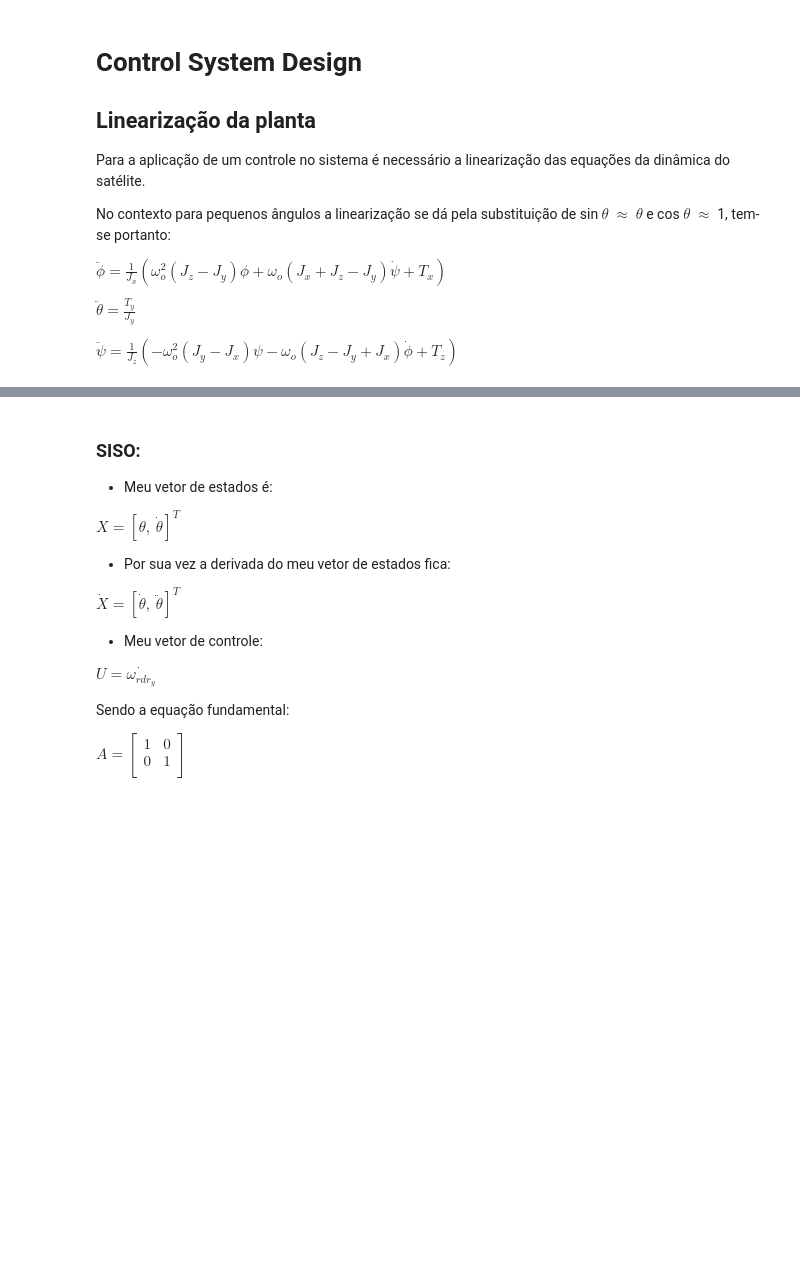
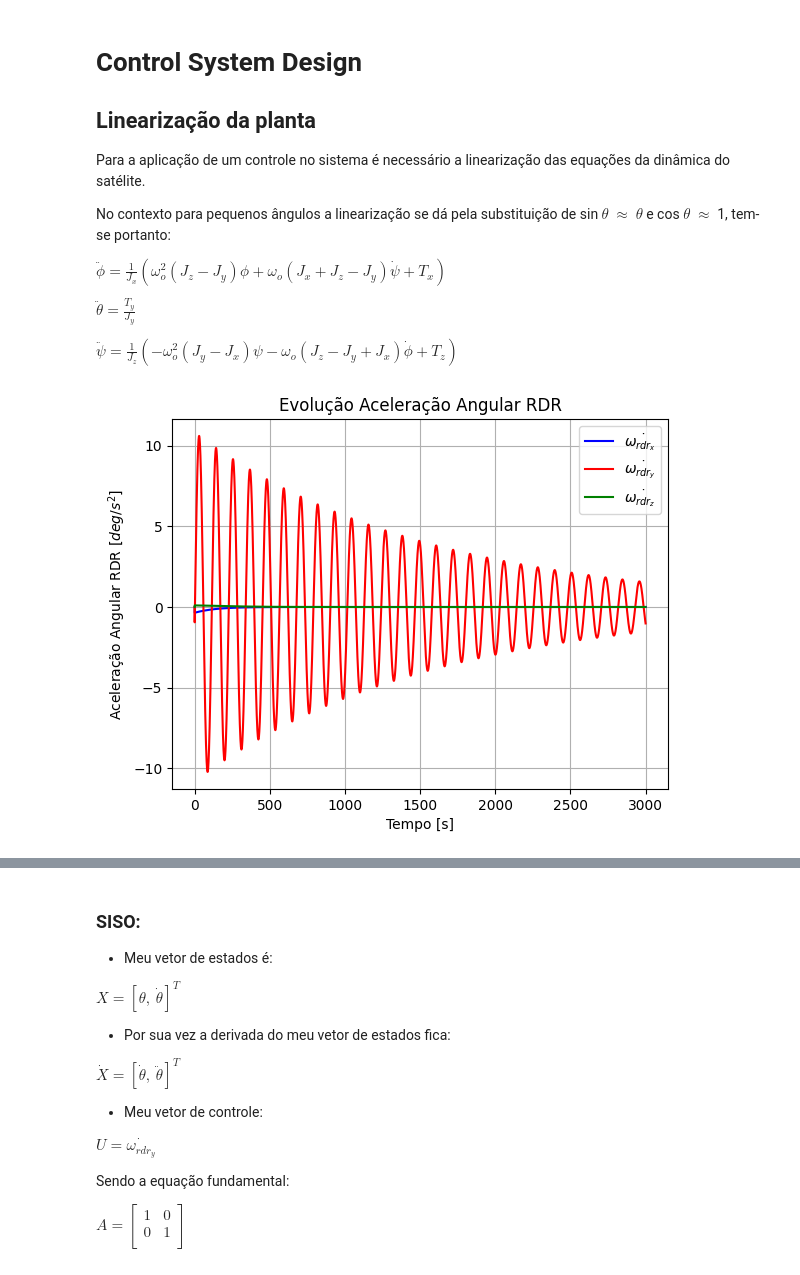
Before and after one commit to gabrielcte/labVirt_ws, a Jupyter notebook: control_design.ipynb, the cells around one changed output, grey strips where cells are left out. Drawn from its saved outputs; the diff is of its cells as text; code cells hidden in the pictures; blank space fills up the shorter version.

```diff
--- a/control_design.ipynb
+++ b/control_design.ipynb
@@ -47,8 +47,8 @@ v_SCGI = np.array([-5.19923341417592e+003, 3.82519438208177e+003, -3.97333292224
 movimentoMedio = np.sqrt(mu_Terra/a**3) # [rad/s]
 w_O_I_O = movimentoMedio
 
-samples = 30000
-dt = 0.01
+samples = 100000
+dt = 0.03
 time = np.zeros((samples, 1))
 phi = np.zeros((samples, 1))
 theta = np.zeros((samples, 1))
@@ -91,21 +91,24 @@ Izz = 1 / 12 * cubeSatMass * ((cubeSatWidth ** 2) + (cubeSatLength ** 2)) # slug
 m_rdr = 0.137 # [kg]
 r_rdr = 0.0435 # [m]
 I_rdr = 0.5*m_rdr*r_rdr**2 # [kg*m²]
+wRDR_max = 8000/9.5492965964254 # [rad/s]
 
-#[[-6.13702972e-04  6.00828148e-04 -6.08004453e+00  7.70729819e+00]
-# [-1.98023000e-04  3.06189753e-04 -2.54675474e+02  2.38676450e+00]]
+#[[ 2.34836293e-03 -3.43392593e-04  3.69386652e+00  2.30815220e-01]
+# [ 1.09354336e-04  9.51070684e-04 -2.66493008e-01  1.23500323e+00]]
 
 
-K_phi_rdr_x =       +6.13702972e-04
-K_psi_rdr_x =       -6.00828148e-04
-K_dotphi_rdr_x =    +6.08004453e+00
-K_dotpsi_rdr_x =    -7.70729819e+00
-K_phi_rdr_z =       +1.98023000e-04
-K_psi_rdr_z =       -3.06189753e-04
-K_dotphi_rdr_z =    +2.54675474e+02
-K_dotpsi_rdr_z =    -2.38676450e+00
-K_theta = -1
 
+K_phi_rdr_x =       -2.34836293e-03
+K_psi_rdr_x =       -3.43392593e-04
+K_dotphi_rdr_x =    -3.69386652e+00
+K_dotpsi_rdr_x =    -2.30815220e-01
+K_phi_rdr_z =       -1.09354336e-04
+K_psi_rdr_z =       -9.51070684e-04
+K_dotphi_rdr_z =    -2.66493008e-01
+K_dotpsi_rdr_z =    -1.23500323e+00
+
+K_theta = -1.2
+K_dottheta = -0.5
 
 for i in range(len(time)-1):
     time[i+1] = time[i]+dt
@@ -113,7 +116,7 @@ for i in range(len(time)-1):
     # Controle
 
     dotw_rdr_x[i+1] = K_phi_rdr_x*phi[i]+K_psi_rdr_x*psi[i]+K_dotphi_rdr_x*dotphi[i]+K_dotpsi_rdr_x*dotpsi[i]
-    dotw_rdr_y[i+1] = K_theta*theta[i]
+    dotw_rdr_y[i+1] = K_theta*theta[i]+K_dottheta*dottheta[i]
     dotw_rdr_z[i+1] = K_phi_rdr_z*phi[i]+K_psi_rdr_z*psi[i]+K_dotphi_rdr_z*dotphi[i]+K_dotpsi_rdr_z*dotpsi[i]
 
 
@@ -121,33 +124,41 @@ for i in range(len(time)-1):
     w_rdr_y[i+1] = w_rdr_y[i]+dotw_rdr_y[i+1]*dt
     w_rdr_z[i+1] = w_rdr_z[i]+dotw_rdr_z[i+1]*dt
 
-    T_x[i+1] = T_x[i+1]+dotw_rdr_x[i+1]*I_rdr
-    T_y[i+1] = T_y[i+1]+dotw_rdr_y[i+1]*I_rdr
-    T_z[i+1] = T_z[i+1]+dotw_rdr_z[i+1]*I_rdr
+    if abs(w_rdr_x[i+1])>wRDR_max:
+        w_rdr_x[i+1] = np.sign(w_rdr_x[i+1])*wRDR_max
+
+    if abs(w_rdr_y[i+1])>wRDR_max:
+        w_rdr_y[i+1] = np.sign(w_rdr_x[i+1])*wRDR_max
+
+    if abs(w_rdr_z[i+1])>wRDR_max:
+        w_rdr_z[i+1] = np.sign(w_rdr_z[i+1])*wRDR_max
+
+    T_x[i+1] = T_x[i+1]+dotw_rdr_x[i+1]*I_rdr-f*w_rdr_x[i+1]
+    T_y[i+1] = T_y[i+1]+dotw_rdr_y[i+1]*I_rdr-f*w_rdr_y[i+1]
+    T_z[i+1] = T_z[i+1]+dotw_rdr_z[i+1]*I_rdr-f*w_rdr_z[i+1]
 
     # Planta
-    ddotphi[i+1] = 1/Ixx*(w_O_I_O**2*(Izz-Iyy)*phi[i]+w_O_I_O*(Ixx+Izz-Iyy)*psi[i]+T_x[i+1])
-    ddottheta[i+1] = T_y[i+1]/Iyy
+    ddotphi[i+1] = 1/Ixx*(w_O_I_O**2*(Izz-Iyy)*phi[i]+w_O_I_O*(Ixx+Izz-Iyy)*dotpsi[i]+T_x[i+1])
+    ddottheta[i+1] = 1/Iyy*T_y[i+1]
     ddotpsi[i+1] = 1/Izz*(-w_O_I_O**2*(Iyy-Ixx)*psi[i]-w_O_I_O*(Izz-Iyy+Ixx)*dotphi[i]+T_z[i+1])
 
     dotphi[i+1] = dotphi[i]+ddotphi[i+1]*dt
     dottheta[i+1] = dottheta[i]+ddottheta[i+1]*dt
-    dotpsi[i+1] = dotpsi[i]+dotpsi[i+1]*dt
+    dotpsi[i+1] = dotpsi[i]+ddotpsi[i+1]*dt
 
-    phi[i+1] = phi[i]+dotphi[i+1]*dt
+    phi[i+1] =   phi[i]+dotphi[i+1]*dt
     theta[i+1] = theta[i]+dottheta[i+1]*dt
-    psi[i+1] = psi[i]+psi[i+1]*dt
-
+    psi[i+1] =   psi[i]+dotpsi[i+1]*dt
 
 
 plt.figure()
 plt.title('Evolução Aceleração Angular RDR')
-plt.plot(time,dotw_rdr_x,'b',label=r'$\dot{\omega_{rdr_x}}$')
-plt.plot(time,dotw_rdr_y,'r',label=r'$\dot{\omega_{rdr_y}}$')
-plt.plot(time,dotw_rdr_z,'g',label=r'$\dot{\omega_{rdr_z}}$')
+plt.plot(time,np.rad2deg(dotw_rdr_x),'b',label=r'$\dot{\omega_{rdr_x}}$')
+plt.plot(time,np.rad2deg(dotw_rdr_y),'r',label=r'$\dot{\omega_{rdr_y}}$')
+plt.plot(time,np.rad2deg(dotw_rdr_z),'g',label=r'$\dot{\omega_{rdr_z}}$')
 # Configurar os rótulos dos eixos
 plt.xlabel(r"Tempo [s]")
-plt.ylabel(r"Aceleração Angular RDR [$rad/s^2$]")
+plt.ylabel(r"Aceleração Angular RDR [$deg/s^2$]")
 # Configurar a grade e proporções iguais
 plt.axis('on')
 plt.legend()
@@ -155,12 +166,12 @@ plt.grid(True)
 
 plt.figure()
 plt.title('Evolução Velocidade Angular RDR')
-plt.plot(time,w_rdr_x,'b',label=r'$\omega_{rdr_x}$')
-plt.plot(time,w_rdr_y,'r',label=r'$\omega_{rdr_y}$')
-plt.plot(time,w_rdr_z,'g',label=r'$\omega_{rdr_z}$')
+plt.plot(time,np.rad2deg(w_rdr_x),'b',label=r'$\omega_{rdr_x}$')
+plt.plot(time,np.rad2deg(w_rdr_y),'r',label=r'$\omega_{rdr_y}$')
+plt.plot(time,np.rad2deg(w_rdr_z),'g',label=r'$\omega_{rdr_z}$')
 # Configurar os rótulos dos eixos
 plt.xlabel(r"Tempo [s]")
-plt.ylabel(r"Velocidade Angular RDR [$rad/s$]")
+plt.ylabel(r"Velocidade Angular RDR [$deg/s$]")
 # Configurar a grade e proporções iguais
 plt.axis('on')
 plt.legend()
@@ -170,42 +181,44 @@ plt.grid(True)
 # Resultado Torque por Velocidade de Rotação
 plt.figure()
 plt.title('Evolução Aceleração Angular')
-plt.plot(time,ddotphi,'b',label=r'$\ddot{\phi}$')
-plt.plot(time,ddottheta,'r',label=r'$\ddot{\theta}$')
-plt.plot(time,ddotpsi,'g',label=r'$\ddot{\psi}$')
+plt.plot(time,np.rad2deg(ddotphi),'b',label=r'$\ddot{\phi}$')
+plt.plot(time,np.rad2deg(ddottheta),'r',label=r'$\ddot{\theta}$')
+plt.plot(time,np.rad2deg(ddotpsi),'g',label=r'$\ddot{\psi}$')
 # Configurar os rótulos dos eixos
 plt.xlabel(r"Tempo [s]")
-plt.ylabel(r"Aceleração Angular [$rad/s^2$]")
+plt.ylabel(r"Aceleração Angular [$deg/s^2$]")
 # Configurar a grade e proporções iguais
 plt.axis('on')
 plt.legend()
 plt.grid(True)
 
 plt.figure()
 plt.title('Evolução Velocidade Angular')
-plt.plot(time,dotphi,'b',label=r'$\dot{\phi}$')
-plt.plot(time,dottheta,'r',label=r'$\dot{\theta}$')
-plt.plot(time,dotpsi,'g',label=r'$\dot{\psi}$')
+plt.plot(time,np.rad2deg(dotphi),'b',label=r'$\dot{\phi}$')
+plt.plot(time,np.rad2deg(dottheta),'r',label=r'$\dot{\theta}$')
+plt.plot(time,np.rad2deg(dotpsi),'g',label=r'$\dot{\psi}$')
 # Configurar os rótulos dos eixos
 plt.xlabel(r"Tempo [s]")
-plt.ylabel(r"Velocidade Angular [$rad/s$]")
+plt.ylabel(r"Velocidade Angular [$deg/s$]")
 # Configurar a grade e proporções iguais
 plt.axis('on')
 plt.legend()
 plt.grid(True)
 
 plt.figure()
 plt.title('Evolução Atitude')
-plt.plot(time,phi,'b',label=r'$\phi$')
-plt.plot(time,dottheta,'r',label=r'$\theta$')
-plt.plot(time,psi,'g',label=r'$\psi$')
+plt.plot(time,np.rad2deg(phi),'b',label=r'$\phi$')
+plt.plot(time,np.rad2deg(theta),'r',label=r'$\theta$')
+plt.plot(time,np.rad2deg(psi),'g',label=r'$\psi$')
 # Configurar os rótulos dos eixos
 plt.xlabel(r"Tempo [s]")
-plt.ylabel(r"Atitude [$rad$]")
+plt.ylabel(r"Atitude [$deg$]")
 # Configurar a grade e proporções iguais
 plt.axis('on')
 plt.grid(True)
 plt.legend()
 
 
 plt.show()
+# %% [output]
+[figure, added]
```
Also changed, not shown: parts of 1 cell of this notebook, 31 other files.
